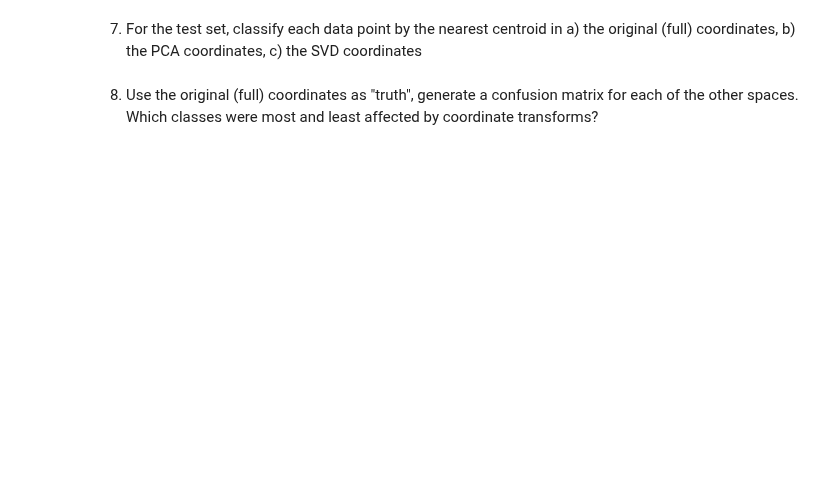
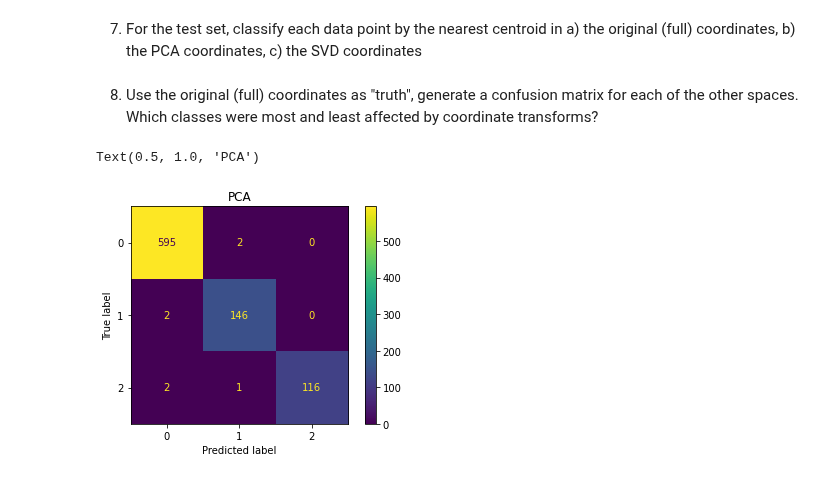
Before and after one commit to egagli/amath563, a Jupyter notebook: labs/8/Lab_8_AMATH_Decomposition.ipynb, the cells around one changed output. Drawn from its saved outputs; the diff is of its cells as text; code cells hidden in the pictures; blank space fills up the shorter version.

```diff
--- a/labs/8/Lab_8_AMATH_Decomposition.ipynb
+++ b/labs/8/Lab_8_AMATH_Decomposition.ipynb
@@ -337,4 +348,22 @@ ValueError: ignored
+# %%
+pca_transformed_cluster = torch.tensor(kmn.cluster_centers_)@V.T[:rd, :].T
+pca_transformed_coords = torch.tensor(test.values)@V.T[:rd, :].T
+# %%
+#Calculate SVD
+U, S, Vh = torch.linalg.svd(torch.tensor(train.drop('Labels',axis=1).values))
+V = Vh.T
+
+#Low-dimensional Reconstruction
+rd = 5 #Number of (reduced) dimensions to use
+X_red = U[:, :rd]@(torch.diag(S)[:rd, :rd])@Vh[:rd, :]
+# %%
+svd_transformed_cluster = torch.tensor(kmn.cluster_centers_)@V[:rd, :].T
+svd_transformed_coords = torch.tensor(test.values)@V[:rd, :].T
 # %% [markdown]
 7. For the test set, classify each data point by the nearest centroid in a) the original (full) coordinates, b) the PCA coordinates, c) the SVD coordinates
+# %%
+test['Labels_kmeans']=kmn.predict(test)
+test['Labels_pca'] = np.argmin(torch.cdist(pca_transformed_coords,pca_transformed_cluster),axis=1)
+test['Labels_svd'] = np.argmin(torch.cdist(svd_transformed_coords,svd_transformed_cluster),axis=1)
 # %% [markdown]
 8. Use the original (full) coordinates as "truth", generate a confusion matrix for each of the other spaces. Which classes were most and least affected by coordinate transforms?
@@ -340,0 +373,7 @@ ValueError: ignored
+# %%
+f,ax=plt.subplots()
+ConfusionMatrixDisplay(confusion_matrix(test['Labels_kmeans'],test['Labels_pca'])).plot(ax=ax)
+ax.set_title('PCA')
+# %% [output]
+Text(0.5, 1.0, 'PCA')
+[figure, added]
```
Also changed, not shown: parts of 13 cells of this notebook.
